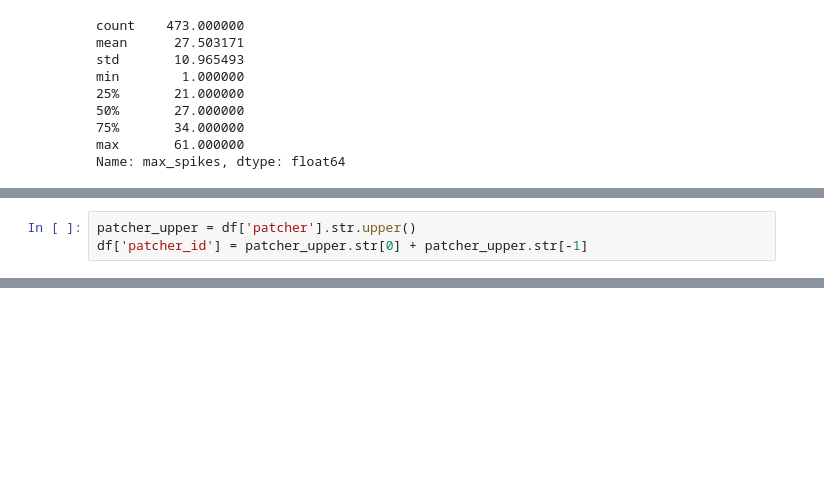
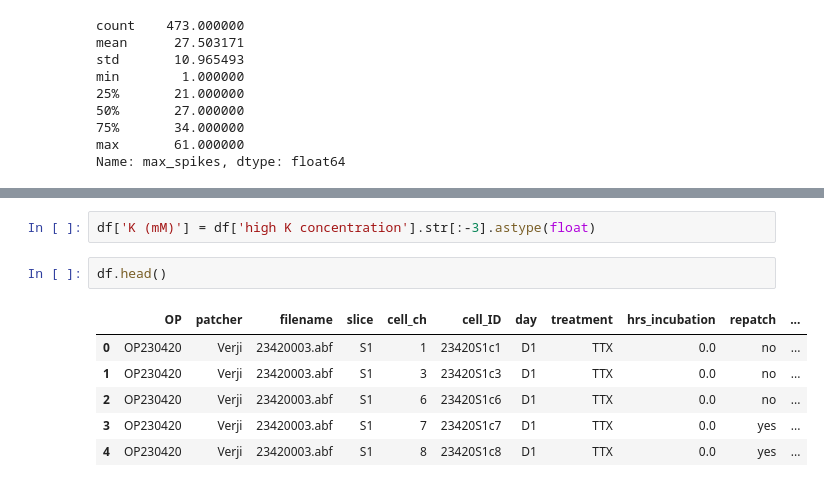
Before and after one commit to victoris93/data_class, a Jupyter notebook: exercises/pandas_intro/pandas_intro_solution.ipynb, the cells around one changed output, grey strips where cells are left out. Drawn from its saved outputs; the diff is of its cells as text; blank space fills up the shorter version.

```diff
--- a/exercises/pandas_intro/pandas_intro_solution.ipynb
+++ b/exercises/pandas_intro/pandas_intro_solution.ipynb
@@ -142,3 +139,0 @@ Display all the unique `patcher_id` values
-# %%
-patcher_upper = df['patcher'].str.upper()
-df['patcher_id'] = patcher_upper.str[0] + patcher_upper.str[-1]
@@ -148,0 +148,11 @@ array(['VI', 'RE'], dtype=object)
+# %%
+df['K (mM)'] = df['high K concentration'].str[:-3].astype(float)
+# %%
+df.head()
+# %% [output]
+|  | OP | patcher | filename | slice | cell_ch | cell_ID | day | treatment | hrs_incubation | repatch | ... |
+| 0 | OP230420 | Verji | 23420003.abf | S1 | 1 | 23420S1c1 | D1 | TTX | 0.0 | no | ... |
+| 1 | OP230420 | Verji | 23420003.abf | S1 | 3 | 23420S1c3 | D1 | TTX | 0.0 | no | ... |
+| 2 | OP230420 | Verji | 23420003.abf | S1 | 6 | 23420S1c6 | D1 | TTX | 0.0 | no | ... |
+| 3 | OP230420 | Verji | 23420003.abf | S1 | 7 | 23420S1c7 | D1 | TTX | 0.0 | yes | ... |
+| 4 | OP230420 | Verji | 23420003.abf | S1 | 8 | 23420S1c8 | D1 | TTX | 0.0 | yes | ... |
```
Also changed, not shown: parts of 9 cells of this notebook, 5 other files.
